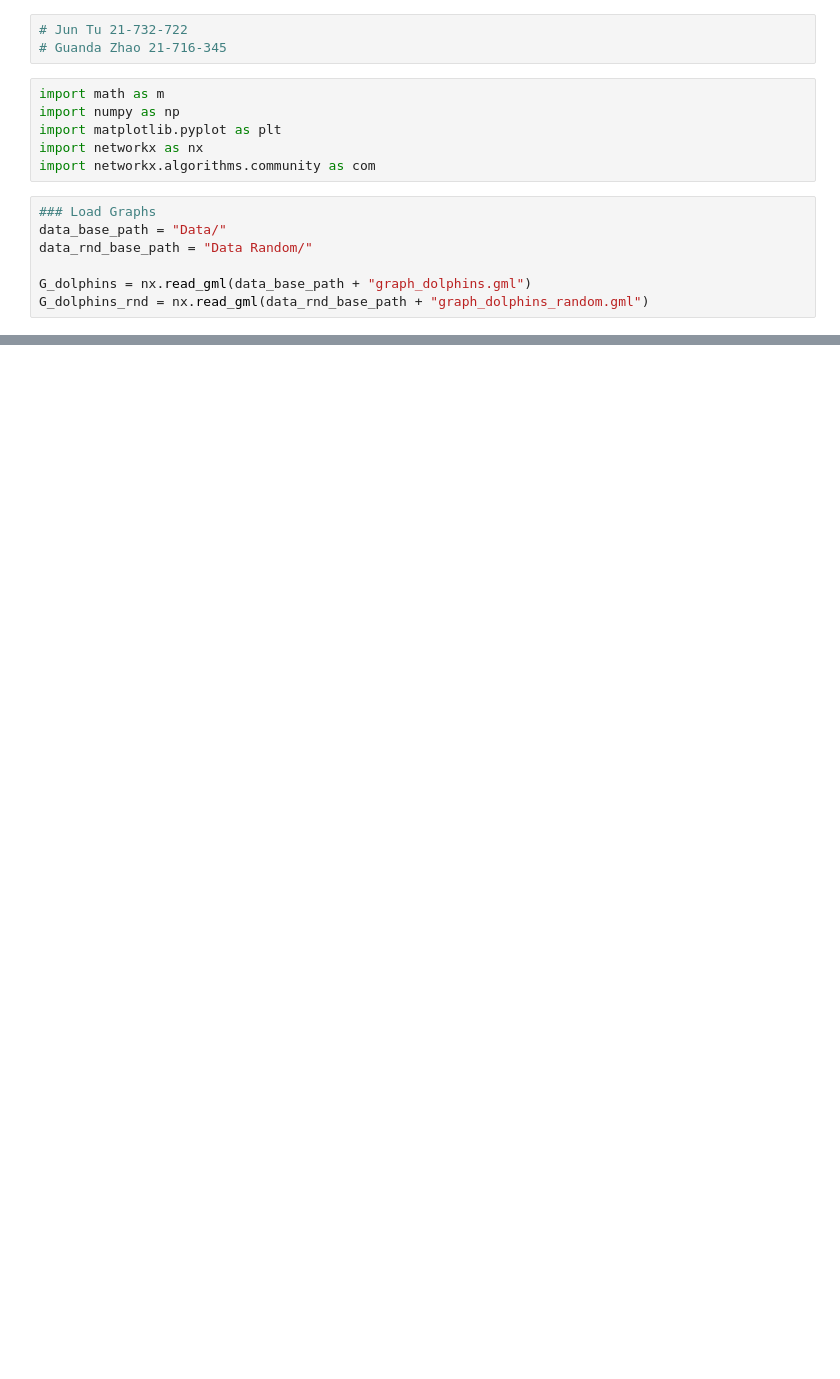
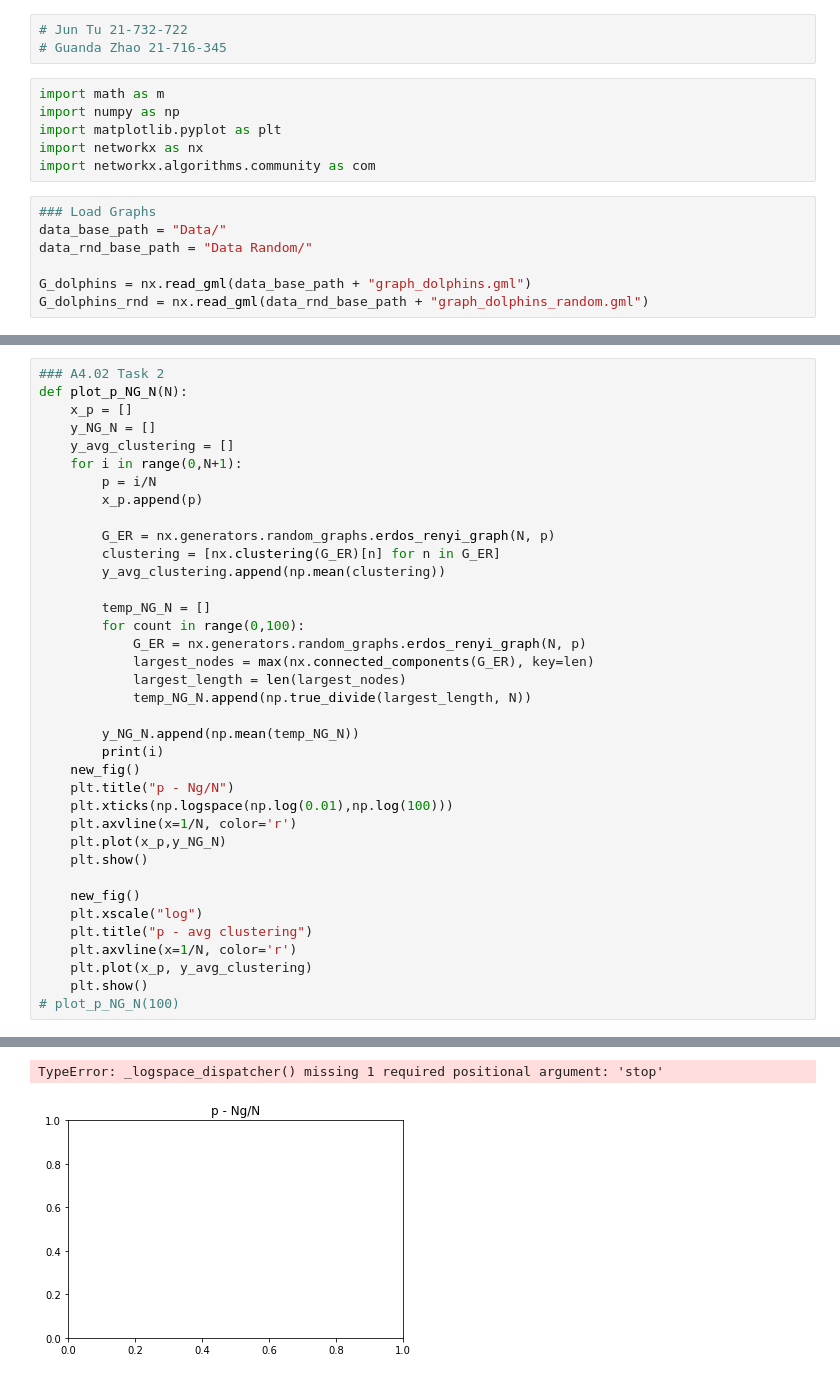
Before and after one commit to JunTu-XD/NetSci, a Jupyter notebook: assignment_4/assignment_4_Jun Tu_Guanda Zhao.ipynb, the cells around one changed output, grey strips where cells are left out. Drawn from its saved outputs; the diff is of its cells as text; blank space fills up the shorter version.

```diff
--- a/assignment_4/assignment_4_Jun Tu_Guanda Zhao.ipynb
+++ b/assignment_4/assignment_4_Jun Tu_Guanda Zhao.ipynb
@@ -77,0 +94,38 @@ Number of communities by using label propagation algorithm after randomisation:
+# %%
+### A4.02 Task 2
+def plot_p_NG_N(N):
+    x_p = []
+    y_NG_N = []
+    y_avg_clustering = []
+    for i in range(0,N+1):
+        p = i/N
+        x_p.append(p)
+
+        G_ER = nx.generators.random_graphs.erdos_renyi_graph(N, p)
+        clustering = [nx.clustering(G_ER)[n] for n in G_ER]
+        y_avg_clustering.append(np.mean(clustering))
+
+        temp_NG_N = []
+        for count in range(0,100):
+            G_ER = nx.generators.random_graphs.erdos_renyi_graph(N, p)
+            largest_nodes = max(nx.connected_components(G_ER), key=len)
+            largest_length = len(largest_nodes)
+            temp_NG_N.append(np.true_divide(largest_length, N))
+
+        y_NG_N.append(np.mean(temp_NG_N))
+        print(i)
+    new_fig()
+    plt.title("p - Ng/N")
+    plt.xticks(np.logspace(np.log(0.01),np.log(100)))
+    plt.axvline(x=1/N, color='r')
+    plt.plot(x_p,y_NG_N)
+    plt.show()
+
+    new_fig()
+    plt.xscale("log")
+    plt.title("p - avg clustering")
+    plt.axvline(x=1/N, color='r')
+    plt.plot(x_p, y_avg_clustering)
+    plt.show()
+# plot_p_NG_N(100)
+# %% [output]
@@ -77,0 +149,2 @@ Number of communities by using label propagation algorithm after randomisation:
+TypeError: _logspace_dispatcher() missing 1 required positional argument: 'stop'
+[figure, added]
```
Also changed, not shown: parts of 10 cells of this notebook.
